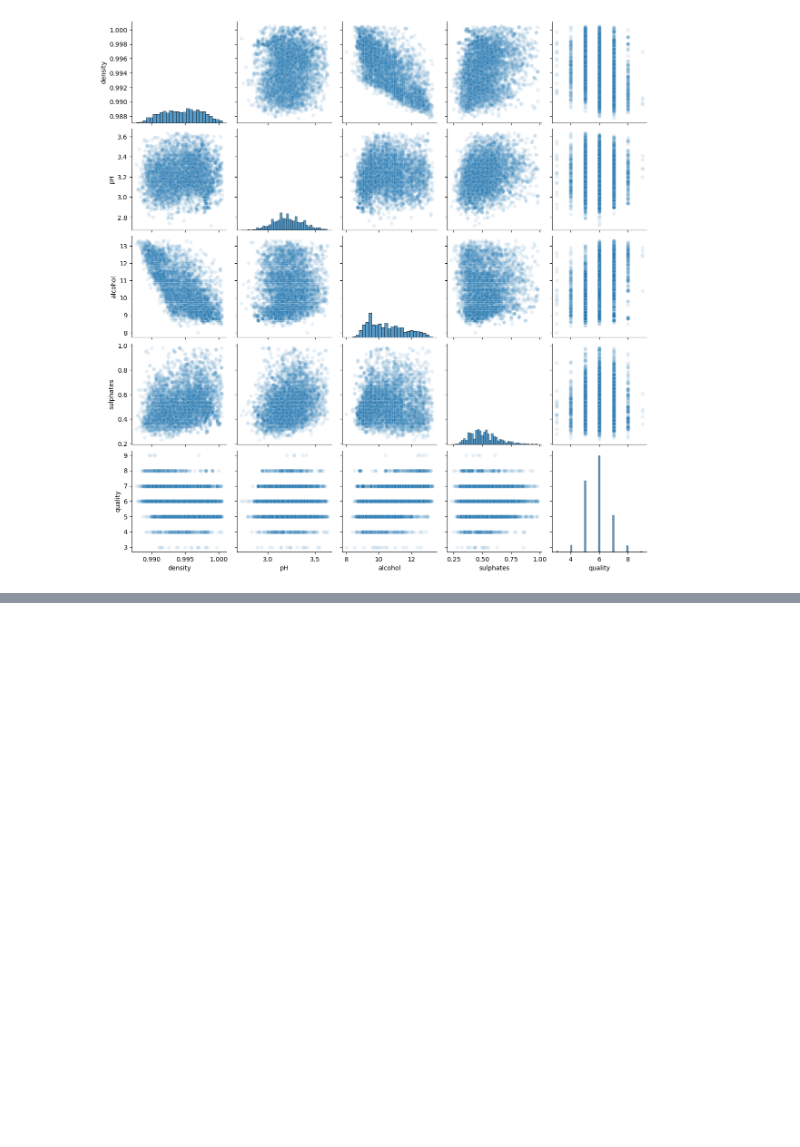
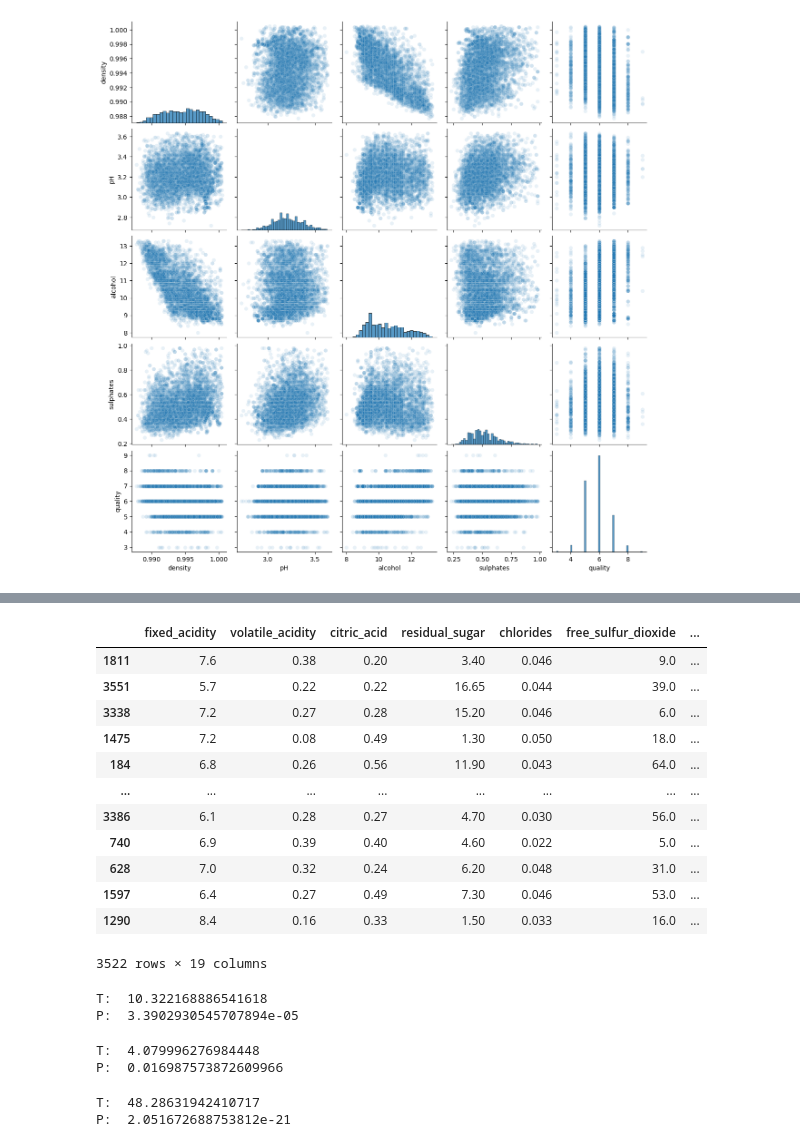
Before and after one commit to pagelwine/wine_project, a Jupyter notebook: divante_scratch.ipynb, the cells around one changed output, grey strips where cells are left out. Saved outputs shown, nothing was run; the diff lists cells and outputs as text; code cells hidden in the pictures; blank space fills up the shorter version.

```diff
--- a/divante_scratch.ipynb
+++ b/divante_scratch.ipynb
@@ -127,0 +209,55 @@ for col in data[[]]
+# %%
+X = train[['chlorides', 'free_sulfur_dioxide']]
+
+kmeans = KMeans(n_clusters=3)
+kmeans.fit(X)
+
+train['cluster_clorid_diox'] = kmeans.predict(X)
+train
+# %% [output]
+|  | fixed_acidity | volatile_acidity | citric_acid | residual_sugar | chlorides | free_sulfur_dioxide | ... |
+| 1811 | 7.6 | 0.38 | 0.20 | 3.40 | 0.046 | 9.0 | ... |
+| 3551 | 5.7 | 0.22 | 0.22 | 16.65 | 0.044 | 39.0 | ... |
+| 3338 | 7.2 | 0.27 | 0.28 | 15.20 | 0.046 | 6.0 | ... |
+| 1475 | 7.2 | 0.08 | 0.49 | 1.30 | 0.050 | 18.0 | ... |
+| 184 | 6.8 | 0.26 | 0.56 | 11.90 | 0.043 | 64.0 | ... |
+| ... | ... | ... | ... | ... | ... | ... | ... |
+| 3386 | 6.1 | 0.28 | 0.27 | 4.70 | 0.030 | 56.0 | ... |
+| 740 | 6.9 | 0.39 | 0.40 | 4.60 | 0.022 | 5.0 | ... |
+| 628 | 7.0 | 0.32 | 0.24 | 6.20 | 0.048 | 31.0 | ... |
+| 1597 | 6.4 | 0.27 | 0.49 | 7.30 | 0.046 | 53.0 | ... |
+| 1290 | 8.4 | 0.16 | 0.33 | 1.50 | 0.033 | 16.0 | ... |
+3522 rows × 19 columns
+# %%
+t, p = stats.f_oneway(train['quality'][train['cluster_fix_vol_acid'] == 0],
+                     train['quality'][train['cluster_fix_vol_acid'] == 1],
+                     train['quality'][train['cluster_fix_vol_acid'] == 2],
+                    )
+
+print('T: ', t)
+print('P: ', p)
+# %% [output]
+T:  10.322168886541618
+P:  3.3902930545707894e-05
+# %%
+t, p = stats.f_oneway(train['quality'][train['cluster_cit_acd_res_sug'] == 0],
+                     train['quality'][train['cluster_cit_acd_res_sug'] == 1],
+                     train['quality'][train['cluster_cit_acd_res_sug'] == 2],
+                    )
+
+print('T: ', t)
+print('P: ', p)
+# %% [output]
+T:  4.079996276984448
+P:  0.016987573872609966
+# %%
+t, p = stats.f_oneway(train['quality'][train['cluster_clorid_diox'] == 0],
+                     train['quality'][train['cluster_clorid_diox'] == 1],
+                     train['quality'][train['cluster_clorid_diox'] == 2],
+                    )
+
+print('T: ', t)
+print('P: ', p)
+# %% [output]
+T:  48.28631942410717
+P:  2.051672688753812e-21
```
Also changed, not shown: parts of 22 cells of this notebook, 1 other file.
